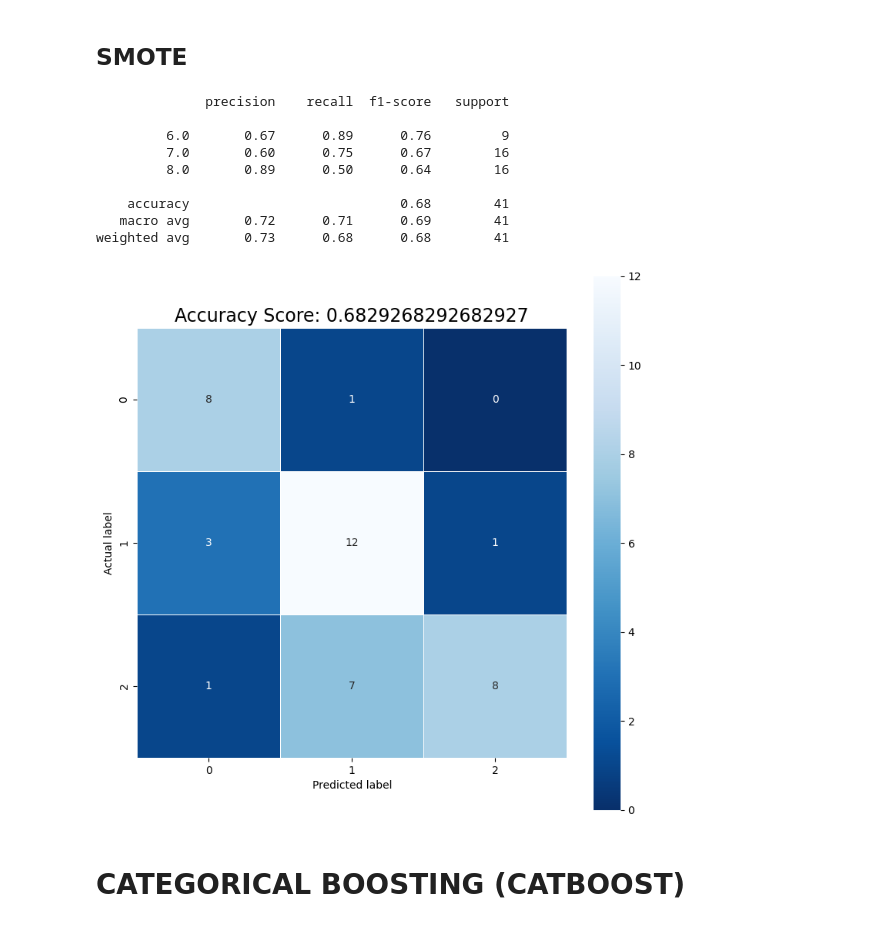
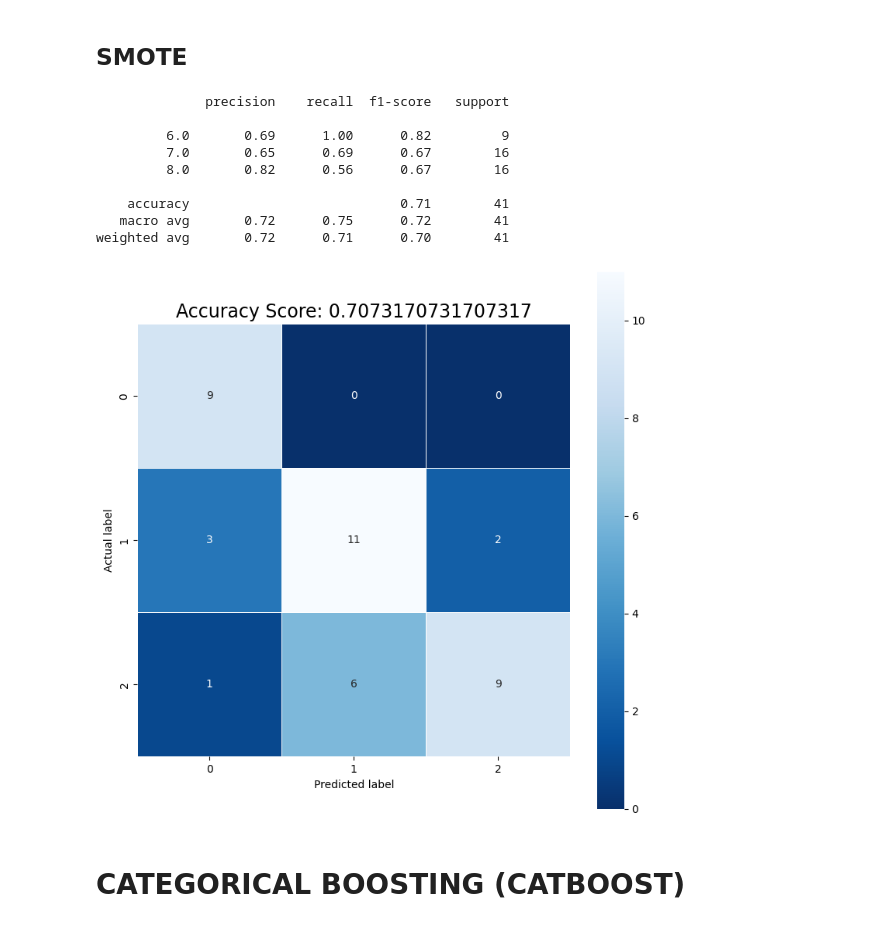
Before and after one commit to fabiorosario/code-smell-severity-classification-based-transfer-learning, a Jupyter notebook: TransferLearning/TestJava/Standardized/Data Class/DC_CB_ChiNorm20_TrainJavaCSharp_TestJava_Stand.ipynb, the cells around one changed output. Cells and saved outputs as stored; diff of their text form; code cells hidden in the pictures.

```diff
--- a/TransferLearning/TestJava/Standardized/Data Class/DC_CB_ChiNorm20_TrainJavaCSharp_TestJava_Stand.ipynb
+++ b/TransferLearning/TestJava/Standardized/Data Class/DC_CB_ChiNorm20_TrainJavaCSharp_TestJava_Stand.ipynb
@@ -681,46 +681,46 @@ y_train_multiclass_remapped = np.array([mapping[label] for label in y_train_mult
 y_test_multiclass_remapped = np.array([mapping[label] for label in y_test_multiclass])
 
 # Define the classifier model
-classifier = XGBClassifier(num_class=12, random_state=42, tree_method='hist', objective='multi:softprob', n_estimators=406, max_depth=17,
-                           learning_rate=0.060689655172413794, grow_policy='depthwise', booster='dart')
+classifier = XGBClassifier(num_class=12, random_state=42, tree_method='hist', objective='multi:softmax', n_estimators=920, max_depth=17,
+                           learning_rate=0.2803448275862069, grow_policy='lossguide', booster='gbtree')
 
 classifier.fit(x_train_multiclass_res, y_train_multiclass_remapped)
 
 predictions_classifier = classifier.predict(x_test_multiclass)
 
 # Remapping -> Original mapping
 re_mapping = {0.0: 0.0, 1.0: 1.0, 2.0: 3.0, 3.0: 4.0, 4.0: 5.0, 5.0: 6.0, 6.0: 7.0, 7.0: 8.0, 8.0: 9.0, 9.0: 10.0, 10.0: 11.0}
 predictions_classifier_remapped = np.array([re_mapping[label] for label in predictions_classifier])
 
 cm = confusion_matrix(y_test_multiclass, predictions_classifier_remapped)
 
 print(classification_report(y_test_multiclass, predictions_classifier_remapped))
 
 score = classifier.score(x_test_multiclass, y_test_multiclass_remapped)
 
 import matplotlib.pyplot as plt
 import seaborn as sns
 from sklearn import metrics
 
 plt.figure(figsize=(9,9))
 sns.heatmap(cm, annot=True, fmt=".0f", linewidths=.5, square = True, cmap = 'Blues_r')
 plt.ylabel('Actual label')
 plt.xlabel('Predicted label')
 all_sample_title = 'Accuracy Score: {0}'.format(score)
 plt.title(all_sample_title, size = 17)
 #plt.savefig('toy_Digits_ConfusionSeabornCodementor.png')
 plt.show()
 # %% [output]
               precision    recall  f1-score   support
 
-         6.0       0.67      0.89      0.76         9
-         7.0       0.60      0.75      0.67        16
-         8.0       0.89      0.50      0.64        16
+         6.0       0.69      1.00      0.82         9
+         7.0       0.65      0.69      0.67        16
+         8.0       0.82      0.56      0.67        16
 
-    accuracy                           0.68        41
-   macro avg       0.72      0.71      0.69        41
-weighted avg       0.73      0.68      0.68        41
+    accuracy                           0.71        41
+   macro avg       0.72      0.75      0.72        41
+weighted avg       0.72      0.71      0.70        41
-[figure, old version]
+[figure, new version]
 # %% [markdown]
 # **CATEGORICAL BOOSTING (CATBOOST)**
 # %%
```
Also changed, not shown: parts of 2 cells of this notebook, 1 other file.
